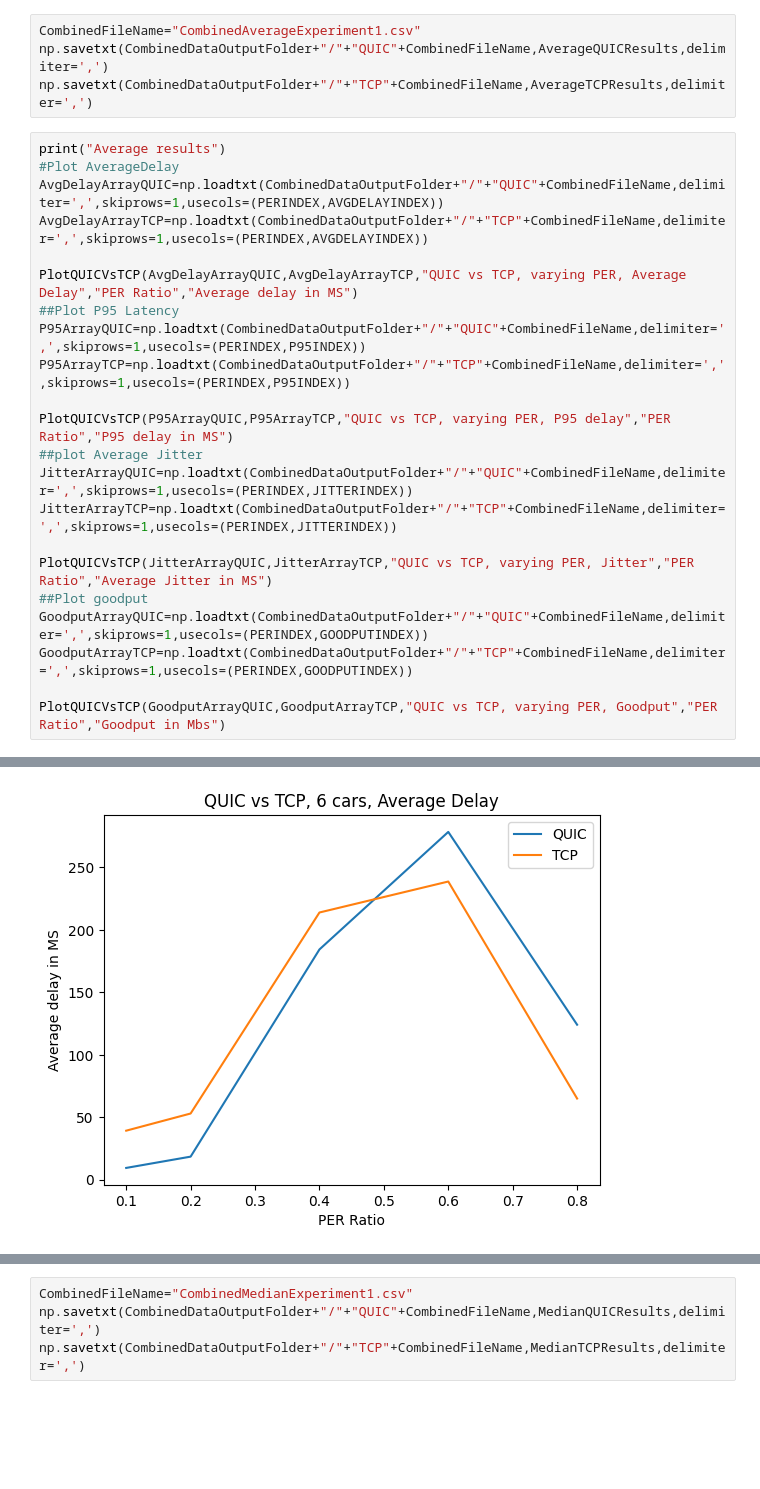
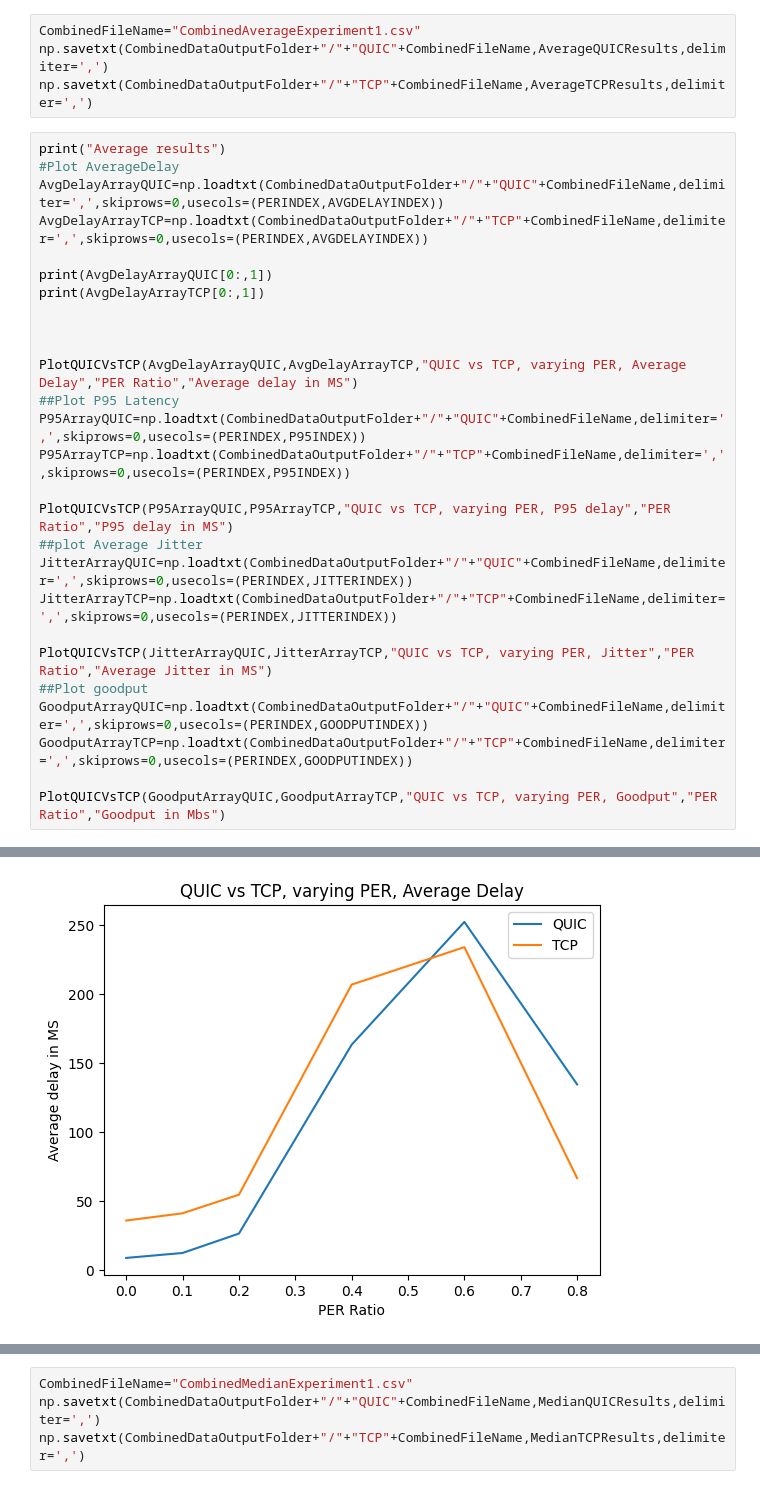
Before and after one commit to TimothyMarchant/EE6750_Goodputscript, a Jupyter notebook: PythonSrc/QUICVsTCPPlotterNotebook.ipynb, the cells around one changed output, grey strips where cells are left out. Drawn from its saved outputs; the diff is of its cells as text; blank space fills up the shorter version.

```diff
--- a/PythonSrc/QUICVsTCPPlotterNotebook.ipynb
+++ b/PythonSrc/QUICVsTCPPlotterNotebook.ipynb
@@ -99,23 +135,28 @@ np.savetxt(CombinedDataOutputFolder+"/"+"TCP"+CombinedFileName,AverageTCPResults
 # %%
 print("Average results")
 #Plot AverageDelay
-AvgDelayArrayQUIC=np.loadtxt(CombinedDataOutputFolder+"/"+"QUIC"+CombinedFileName,delimiter=',',skiprows=1,usecols=(PERINDEX,AVGDELAYINDEX))
-AvgDelayArrayTCP=np.loadtxt(CombinedDataOutputFolder+"/"+"TCP"+CombinedFileName,delimiter=',',skiprows=1,usecols=(PERINDEX,AVGDELAYINDEX))
+AvgDelayArrayQUIC=np.loadtxt(CombinedDataOutputFolder+"/"+"QUIC"+CombinedFileName,delimiter=',',skiprows=0,usecols=(PERINDEX,AVGDELAYINDEX))
+AvgDelayArrayTCP=np.loadtxt(CombinedDataOutputFolder+"/"+"TCP"+CombinedFileName,delimiter=',',skiprows=0,usecols=(PERINDEX,AVGDELAYINDEX))
+
+print(AvgDelayArrayQUIC[0:,1])
+print(AvgDelayArrayTCP[0:,1])
+
+
 
 PlotQUICVsTCP(AvgDelayArrayQUIC,AvgDelayArrayTCP,"QUIC vs TCP, varying PER, Average Delay","PER Ratio","Average delay in MS")
 ##Plot P95 Latency
-P95ArrayQUIC=np.loadtxt(CombinedDataOutputFolder+"/"+"QUIC"+CombinedFileName,delimiter=',',skiprows=1,usecols=(PERINDEX,P95INDEX))
-P95ArrayTCP=np.loadtxt(CombinedDataOutputFolder+"/"+"TCP"+CombinedFileName,delimiter=',',skiprows=1,usecols=(PERINDEX,P95INDEX))
+P95ArrayQUIC=np.loadtxt(CombinedDataOutputFolder+"/"+"QUIC"+CombinedFileName,delimiter=',',skiprows=0,usecols=(PERINDEX,P95INDEX))
+P95ArrayTCP=np.loadtxt(CombinedDataOutputFolder+"/"+"TCP"+CombinedFileName,delimiter=',',skiprows=0,usecols=(PERINDEX,P95INDEX))
 
 PlotQUICVsTCP(P95ArrayQUIC,P95ArrayTCP,"QUIC vs TCP, varying PER, P95 delay","PER Ratio","P95 delay in MS")
 ##plot Average Jitter
-JitterArrayQUIC=np.loadtxt(CombinedDataOutputFolder+"/"+"QUIC"+CombinedFileName,delimiter=',',skiprows=1,usecols=(PERINDEX,JITTERINDEX))
-JitterArrayTCP=np.loadtxt(CombinedDataOutputFolder+"/"+"TCP"+CombinedFileName,delimiter=',',skiprows=1,usecols=(PERINDEX,JITTERINDEX))
+JitterArrayQUIC=np.loadtxt(CombinedDataOutputFolder+"/"+"QUIC"+CombinedFileName,delimiter=',',skiprows=0,usecols=(PERINDEX,JITTERINDEX))
+JitterArrayTCP=np.loadtxt(CombinedDataOutputFolder+"/"+"TCP"+CombinedFileName,delimiter=',',skiprows=0,usecols=(PERINDEX,JITTERINDEX))
 
 PlotQUICVsTCP(JitterArrayQUIC,JitterArrayTCP,"QUIC vs TCP, varying PER, Jitter","PER Ratio","Average Jitter in MS")
 ##Plot goodput
-GoodputArrayQUIC=np.loadtxt(CombinedDataOutputFolder+"/"+"QUIC"+CombinedFileName,delimiter=',',skiprows=1,usecols=(PERINDEX,GOODPUTINDEX))
-GoodputArrayTCP=np.loadtxt(CombinedDataOutputFolder+"/"+"TCP"+CombinedFileName,delimiter=',',skiprows=1,usecols=(PERINDEX,GOODPUTINDEX))
+GoodputArrayQUIC=np.loadtxt(CombinedDataOutputFolder+"/"+"QUIC"+CombinedFileName,delimiter=',',skiprows=0,usecols=(PERINDEX,GOODPUTINDEX))
+GoodputArrayTCP=np.loadtxt(CombinedDataOutputFolder+"/"+"TCP"+CombinedFileName,delimiter=',',skiprows=0,usecols=(PERINDEX,GOODPUTINDEX))
 
 PlotQUICVsTCP(GoodputArrayQUIC,GoodputArrayTCP,"QUIC vs TCP, varying PER, Goodput","PER Ratio","Goodput in Mbs")
 # %% [output]
@@ -123 +168 @@ Average results
-[figure, old version]
+[figure, new version]
```
Also changed, not shown: parts of 15 cells of this notebook, 1 other file.
